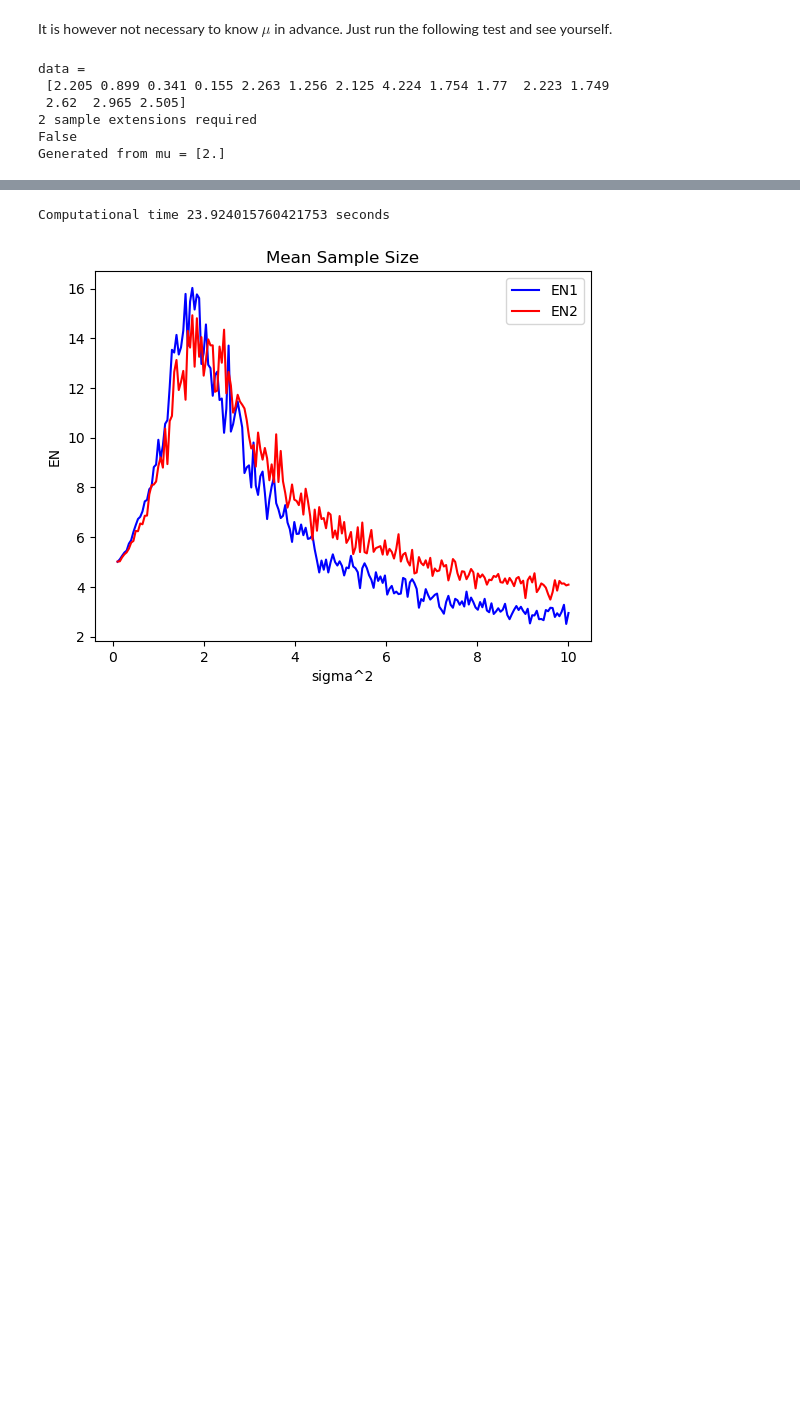
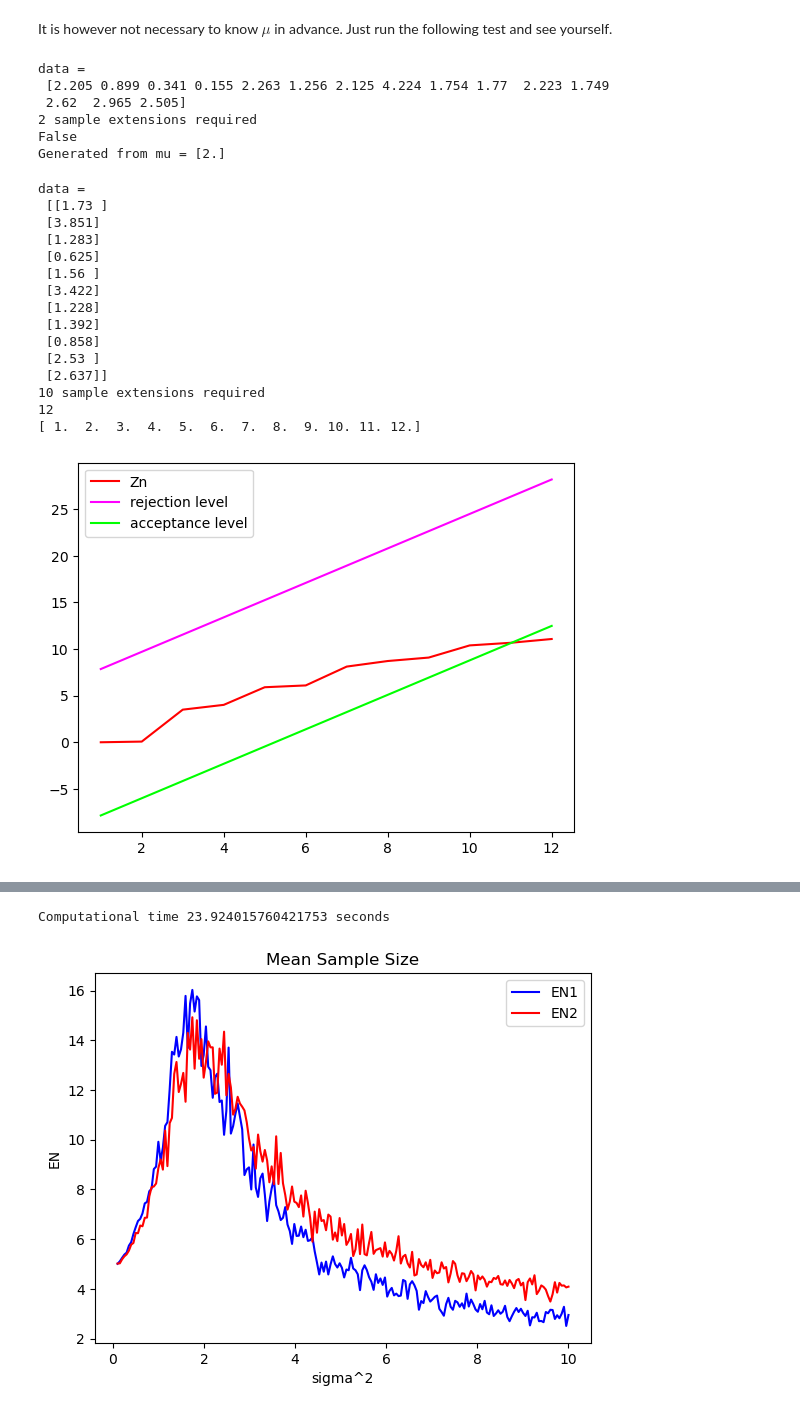
Before and after one commit to PrinceOfCzechia/sequential-test-sim, a Jupyter notebook: notebook2.ipynb, the cells around one changed output, grey strips where cells are left out. Cells and saved outputs as stored; diff of their text form; code cells hidden in the pictures; blank space fills up the shorter version.

Commit message:
added a plot of a single run of the Wald test

```diff
--- a/notebook2.ipynb
+++ b/notebook2.ipynb
@@ -134,4 +145,84 @@ data =
 2 sample extensions required
 False
 Generated from mu = [2.]
+# %%
+arr_lower = np.zeros(30)
+arr_upper = np.zeros(30)
+arr_Z = np.zeros(30)
+
+def testN1_plot( ha, hb, s, mu, sigma, n = 1, verbose = False ):
+    arr_Z[ 0 ] = 0
+    arr_lower[ 0 ] = hb
+    arr_upper[ 0 ] = ha
+    counter = 1
+    x = np.random.normal( mu, math.sqrt(sigma), size = n )
+    Z = sum( (x-mu)**2 )
+    # save initial values
+    arr_Z[ counter ] = Z
+    arr_lower[ counter ] = hb + (n*counter)*s
+    arr_upper[ counter ] = ha + (n*counter)*s
+    while hb + (n*counter)*s < Z and Z < ha + (n*counter)*s:
+        counter += 1
+        x = np.append( x, np.random.normal( mu, math.sqrt(sigma), size = n ) )
+        Z = sum( (x-mu)**2 )
+        # save newly calculated values
+        arr_Z[ counter ] = Z
+        arr_lower[ counter ] = hb + (n*counter)*s
+        arr_upper[ counter ] = ha + (n*counter)*s
+    if verbose:
+        print( 'data = \n', np.round( x, decimals = 3 ).reshape( -1, n ) )
+        print( counter-1, 'sample extensions required' )
+    if Z > ha + (n*counter)*s: return True
+    else: return False
+
+alpha = 0.05
+beta = 0.05
+
+sigma0 = 1
+sigma2 = 2
+
+a = math.log( (1-beta) / alpha )
+b = math.log( beta / (1-alpha) )
+ha = 2*a / ( 1/sigma0 - 1/sigma1 )
+hb = 2*b / ( 1/sigma0 - 1/sigma1 )
+s = 2*math.log( math.sqrt(sigma1/sigma0) ) / ( 1/sigma0 - 1/sigma1 )
+
+
+testN1_plot( ha, hb, s, mu, sigma = 1, n = 1, verbose = True )
+
+lower_trim_index = np.argmax(np.isnan(arr_lower))
+upper_trim_index = np.argmax(np.isnan(arr_upper))
+Z_trim_index = np.argmax(np.isnan(arr_Z))
+
+trim_index = np.argmax( arr_lower == 0 )
+arr_upper = arr_upper[ :trim_index ]
+arr_lower = arr_lower[ :trim_index ]
+arr_Z = arr_Z[ :trim_index ]
+print(len(arr_Z))
+arr_n = np.linspace( 1, len(arr_Z), len(arr_Z) )
+print(arr_n)
+
+plt.plot( arr_n, arr_Z, label = 'Zn', color = 'red' )
+plt.plot( arr_n, arr_upper, label = 'rejection level', color = 'magenta' )
+plt.plot( arr_n, arr_lower, label = 'acceptance level', color = 'lime' )
+plt.legend()
+
+plt.show()
+# %% [output]
+data =
+ [[1.73 ]
+ [3.851]
+ [1.283]
+ [0.625]
+ [1.56 ]
+ [3.422]
+ [1.228]
+ [1.392]
+ [0.858]
+ [2.53 ]
+ [2.637]]
+10 sample extensions required
+12
+[ 1.  2.  3.  4.  5.  6.  7.  8.  9. 10. 11. 12.]
+[figure, added]
 # %% [markdown]
```
Also changed, not shown: parts of 2 cells of this notebook.
